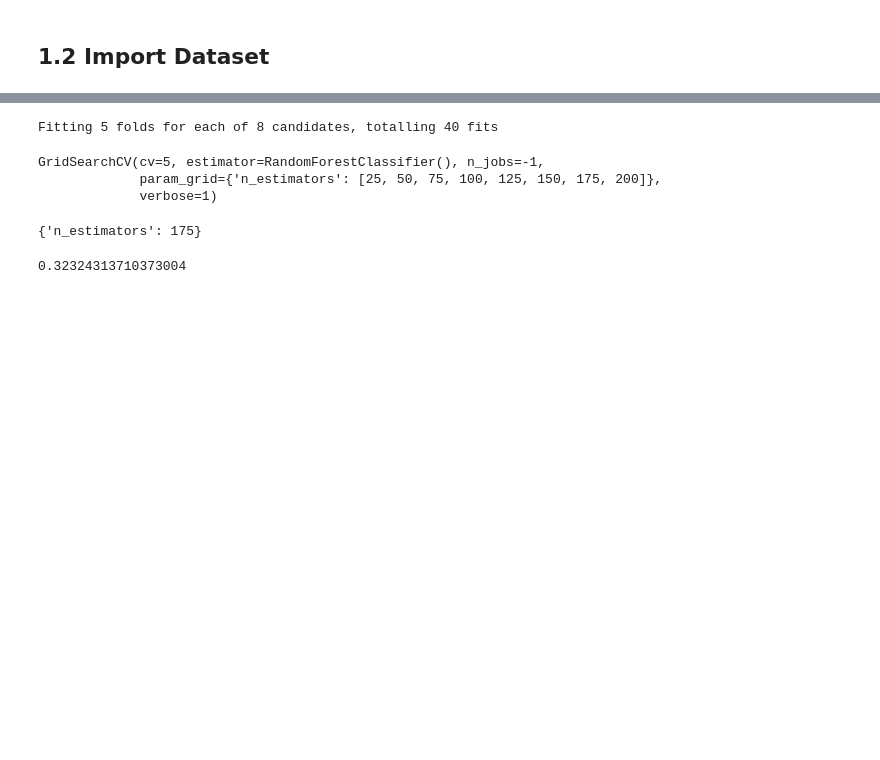
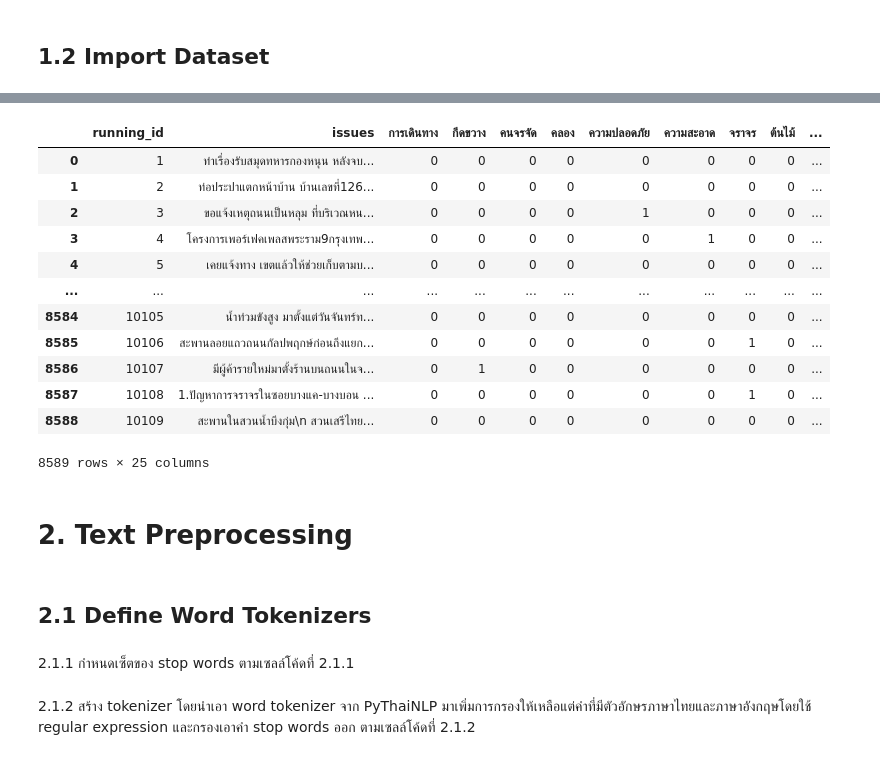
Before and after one commit to tjthanapat/ds4biz-assignment-2, a Jupyter notebook: Task 2 - Traffy Fondue Ticket Classification/task2.ipynb, the cells around one changed output, grey strips where cells are left out. Drawn from its saved outputs; the diff is of its cells as text; code cells hidden in the pictures; blank space fills up the shorter version.

```diff
--- a/Task 2 - Traffy Fondue Ticket Classification/task2.ipynb
+++ b/Task 2 - Traffy Fondue Ticket Classification/task2.ipynb
@@ -120,16 +47,23 @@ models = [
-# %%
-clf = GridSearchCV(model, param_grid=params, cv=5, n_jobs=-1, verbose=1)
-clf.fit(X_train, y_train)
-# %% [output]
-Fitting 5 folds for each of 8 candidates, totalling 40 fits
-GridSearchCV(cv=5, estimator=RandomForestClassifier(), n_jobs=-1,
-             param_grid={'n_estimators': [25, 50, 75, 100, 125, 150, 175, 200]},
-             verbose=1)
-# %%
-clf.best_params_
-# %% [output]
-{'n_estimators': 175}
-# %%
-clf.best_score_
-# %% [output]
-0.32324313710373004
+# %%
+raw_data = pd.read_csv(f'{os.getcwd()}/traffy_fondue_tickets.csv')
+raw_data
+# %% [output]
+|  | running_id | issues | การเดินทาง | กีดขวาง | คนจรจัด | คลอง | ความปลอดภัย | ความสะอาด | จราจร | ต้นไม้ | ... |
+| 0 | 1 | ทำเรื่องรับสมุดทหารกองหนุน หลังจบ... | 0 | 0 | 0 | 0 | 0 | 0 | 0 | 0 | ... |
+| 1 | 2 | ท่อประปาแตกหน้าบ้าน บ้านเลขที่126... | 0 | 0 | 0 | 0 | 0 | 0 | 0 | 0 | ... |
+| 2 | 3 | ขอแจ้งเหตุถนนเป็นหลุม ที่บริเวณหน... | 0 | 0 | 0 | 0 | 1 | 0 | 0 | 0 | ... |
+| 3 | 4 | โครงการเพอร์เฟคเพลสพระราม9กรุงเทพ... | 0 | 0 | 0 | 0 | 0 | 1 | 0 | 0 | ... |
+| 4 | 5 | เคยแจ้งทาง เขตแล้วให้ช่วยเก็บตามบ... | 0 | 0 | 0 | 0 | 0 | 0 | 0 | 0 | ... |
+| ... | ... | ... | ... | ... | ... | ... | ... | ... | ... | ... | ... |
+| 8584 | 10105 | น้ำท่วมขังสูง มาตั้งแต่วันจันทร์ท... | 0 | 0 | 0 | 0 | 0 | 0 | 0 | 0 | ... |
+| 8585 | 10106 | สะพานลอยแถวถนนกัลปพฤกษ์ก่อนถึงแยก... | 0 | 0 | 0 | 0 | 0 | 0 | 1 | 0 | ... |
+| 8586 | 10107 | มีผู้ค้ารายใหม่มาตั้งร้านบนถนนในจ... | 0 | 1 | 0 | 0 | 0 | 0 | 0 | 0 | ... |
+| 8587 | 10108 | 1.ปัญหาการจราจรในซอยบางแค-บางบอน ... | 0 | 0 | 0 | 0 | 0 | 0 | 1 | 0 | ... |
+| 8588 | 10109 | สะพานในสวนน้ำบึงกุ่ม\n สวนเสรีไทย... | 0 | 0 | 0 | 0 | 0 | 0 | 0 | 0 | ... |
+8589 rows × 25 columns
+# %% [markdown]
+# 2. Text Preprocessing
+# %% [markdown]
+## 2.1 Define Word Tokenizers
+# %% [markdown]
+2.1.1 กำหนดเซ็ตของ stop words ตามเซลล์โค้ดที่ 2.1.1
@@ -135,0 +74,2 @@ clf.best_score_
+# %% [markdown]
+2.1.2 สร้าง tokenizer โดยนำเอา word tokenizer จาก PyThaiNLP มาเพิ่มการกรองให้เหลือแต่คำที่มีตัวอักษรภาษาไทยและภาษาอังกฤษโดยใช้ regular expression และกรองเอาคำ stop words ออก ตามเซลล์โค้ดที่ 2.1.2
```
Also changed, not shown: parts of 56 cells of this notebook.
